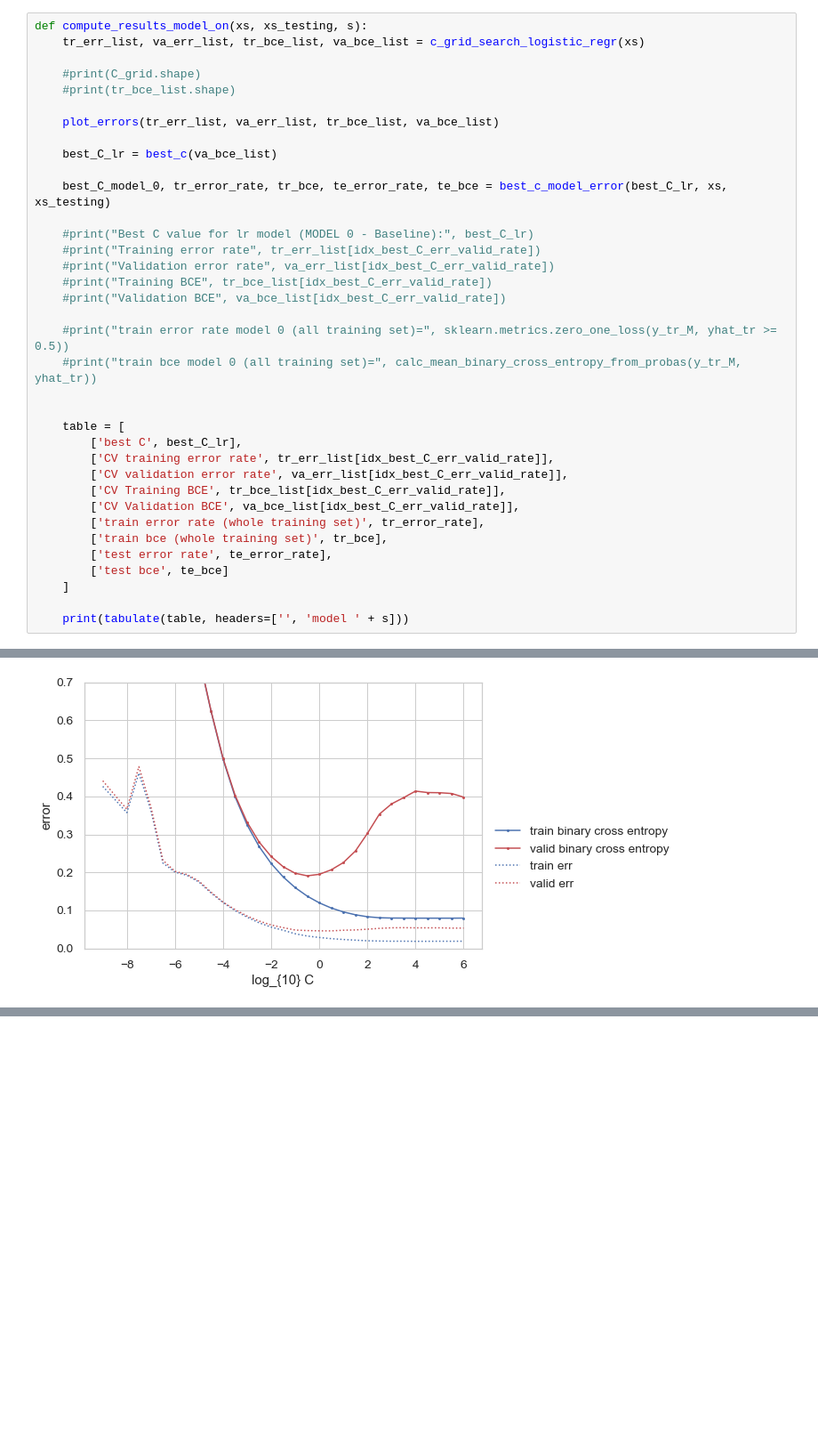
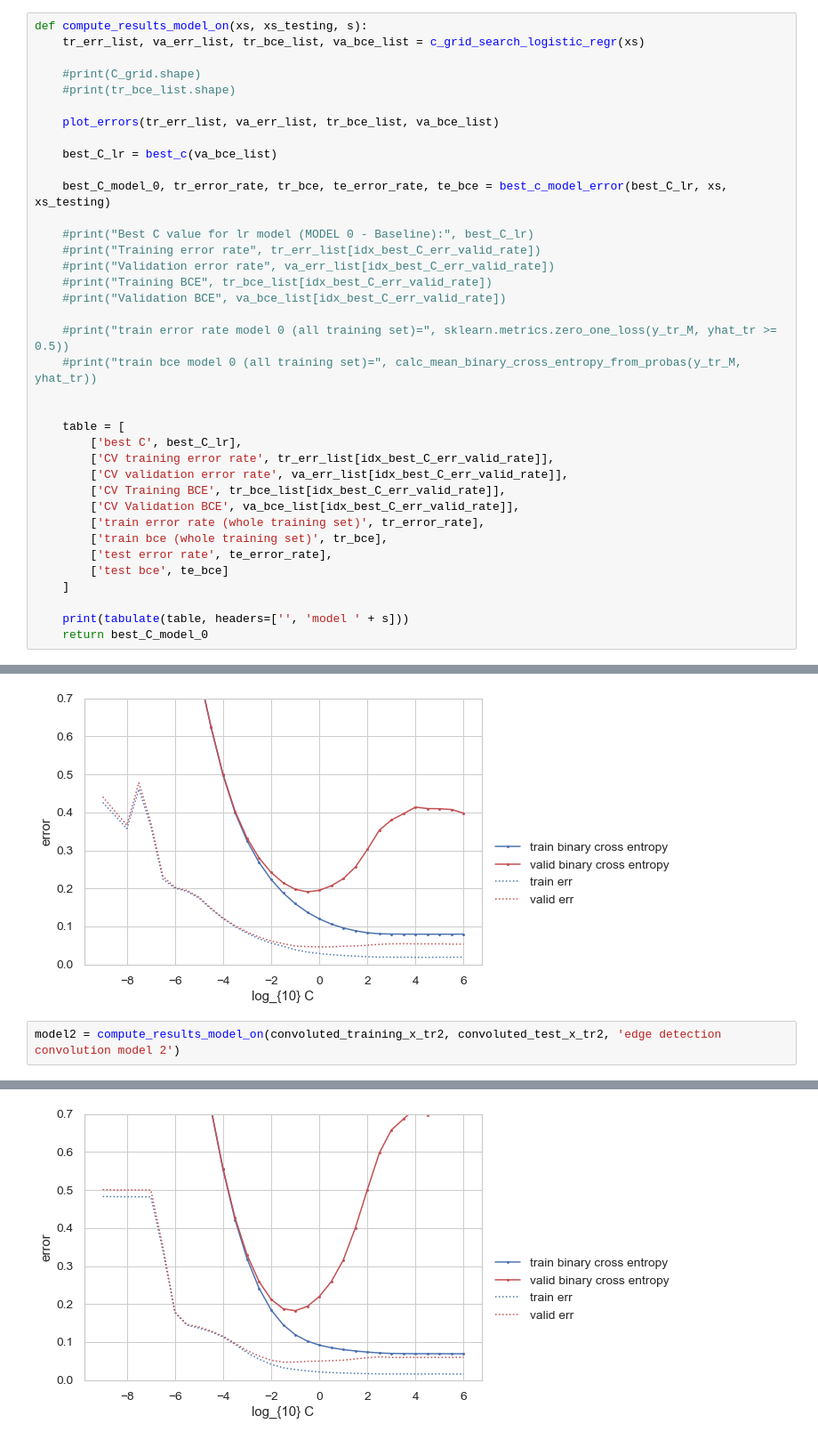
Before and after one commit to kamibrumi/comp135-intro-to-ml, a Jupyter notebook: projectA/projA_notebook_p2.ipynb, the cells around one changed output, grey strips where cells are left out. Shown at 89% size. Drawn from its saved outputs; the diff is of its cells as text; blank space fills up the shorter version.

```diff
--- a/projectA/projA_notebook_p2.ipynb
+++ b/projectA/projA_notebook_p2.ipynb
@@ -341,4 +341,5 @@ def compute_results_model_on(xs, xs_testing, s):
     ]
 
     print(tabulate(table, headers=['', 'model ' + s]))
+    return best_C_model_0
 # %%
@@ -901,3 +902,6 @@ train bce (whole training set)                                          0.139673
 test error rate                                                         0.0458333
 test bce                                                                0.1693
 [figure]
+# %%
+model2 = compute_results_model_on(convoluted_training_x_tr2, convoluted_test_x_tr2, 'edge detection convolution model 2')
+# %% [output]
@@ -904 +938,2 @@ test bce                                                                0.1693
+[figure, added]
 # %%
```
Also changed, not shown: parts of 13 cells of this notebook, 1 other file.
